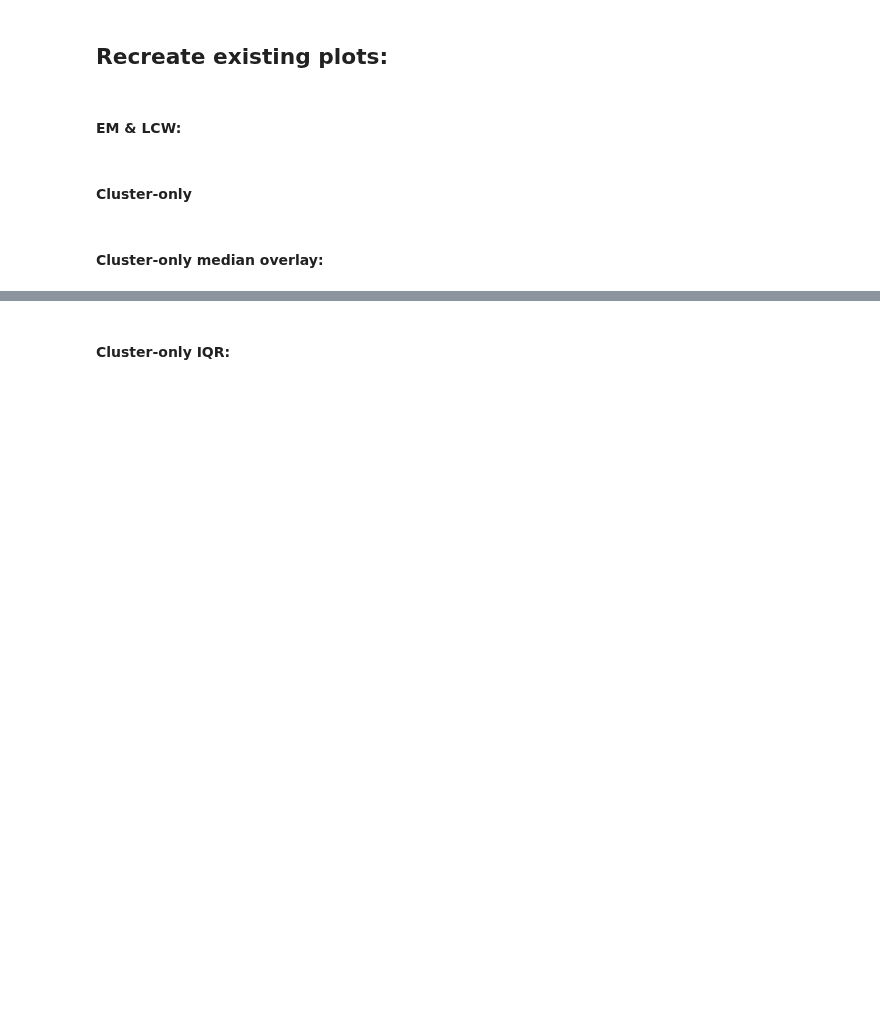
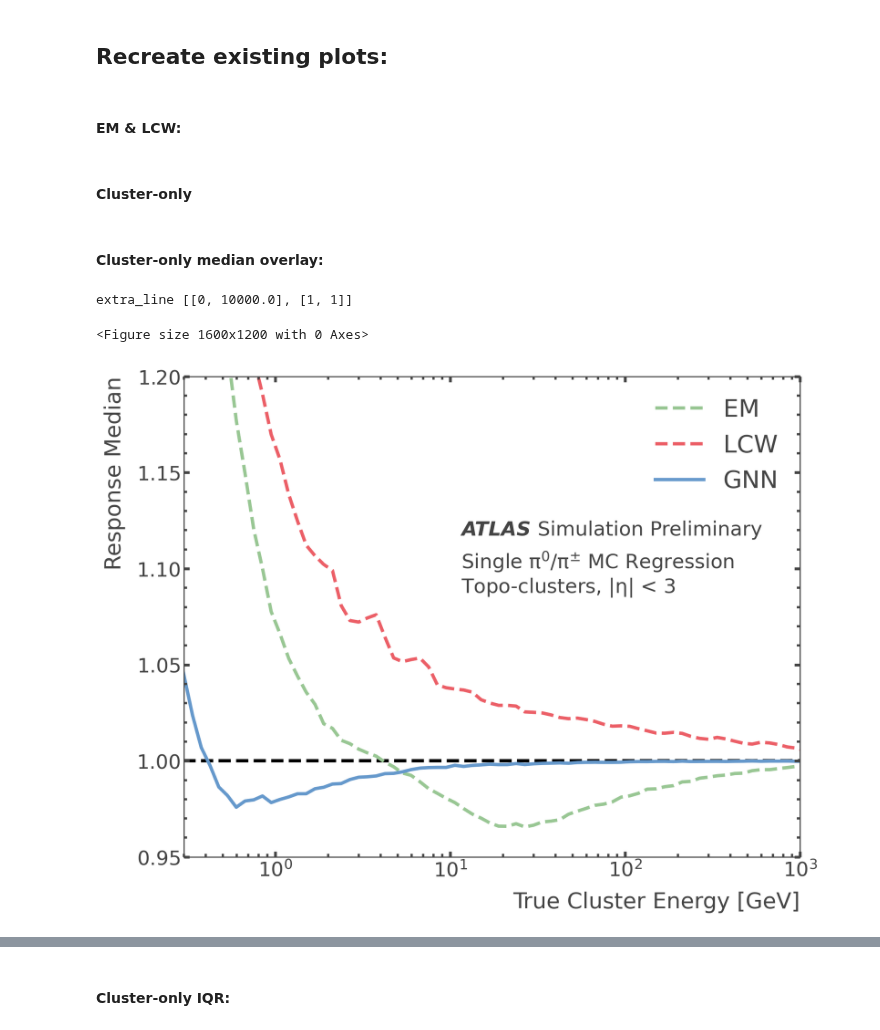
Before and after one commit to atlas-calo-ml/gn4pions_eastbay, a Jupyter notebook: analysis_example.ipynb, the cells around one changed output, grey strips where cells are left out. Saved outputs shown, nothing was run; the diff lists cells and outputs as text; code cells hidden in the pictures; blank space fills up the shorter version.

```diff
--- a/analysis_example.ipynb
+++ b/analysis_example.ipynb
@@ -822,32 +810,36 @@ make_regression_plots(df, label="gnn", data_dir='./pub_note_results')
 # %%
 ### All pions
 median_gnn = np.load('pub_note_results/response_medians_gnn_clusteronly.npz')
 median_em =  np.load('pub_note_results/response_medians_em.npz')
 median_lcw =  np.load('pub_note_results/response_medians_lcw.npz')
 
 from scipy.signal import savgol_filter # for smoothing the PFN results due to stats difference
 
 xcenter = median_gnn['xcenter']
 median_2 = [
     median_em['response_median'][0,:],
     median_lcw['response_median'][0,:],
     median_gnn['response_median'][0,:],
       ]
-labels=['EM Calib', 'LCW Calib', 'GNN',]
+labels=['EM', 'LCW', 'GNN',]
 
 ### Response medians
 pu.lineOverlay(xcenter=xcenter, lines=median_2,
             labels=labels,
-            xlabel = 'Truth Particle Energy [GeV]', ylabel = 'Response Median',
-            figfile = 'pub_note_results/regress_response_medians_all.png',
-            y_max=1.2, y_min=.9,
+            xlabel = 'True Cluster Energy [GeV]', ylabel = 'Response Median',
+            figfile = 'pub_note_results/regress_response_medians_all.pdf',
+            y_max=1.2, y_min=.95,
                x_min = .3,
                colorgrouping=0,
             extra_lines= [[[0, 10e3], [1, 1]]],
             linestyles = ['dashed', 'dashed', 'solid', 'solid', 'solid', 'solid'],
-            atlas_x = 0.5, atlas_y = 0.675, simulation = True,
-            textlist = [{'x': 0.5, 'y': 0.575, 'text': 'Single $\pi^{all}$ MC, |$\eta$| < 3'},
-                        {'x': 0.5, 'y': 0.525,  'text': 'Topo-Cluster Only Regression'}])
+            atlas_x = 0.45, atlas_y = 0.7, simulation = True,
+            textlist = [{'x': 0.45, 'y': 0.6, 'text': 'Single $\pi^0/\pi^{\pm}$ MC Regression'},
+                        {'x': 0.45, 'y': 0.55,  'text': 'Topo-clusters, |$\eta$| < 3'},])
+# %% [output]
+extra_line [[0, 10000.0], [1, 1]]
+<Figure size 1600x1200 with 0 Axes>
+[figure, added]
 # %%
 ### Neutral pions
 median_gnn = np.load('pub_note_results/response_medians_gnn_clusteronly.npz')
```
Also changed, not shown: parts of 19 cells of this notebook, 4 other files.
